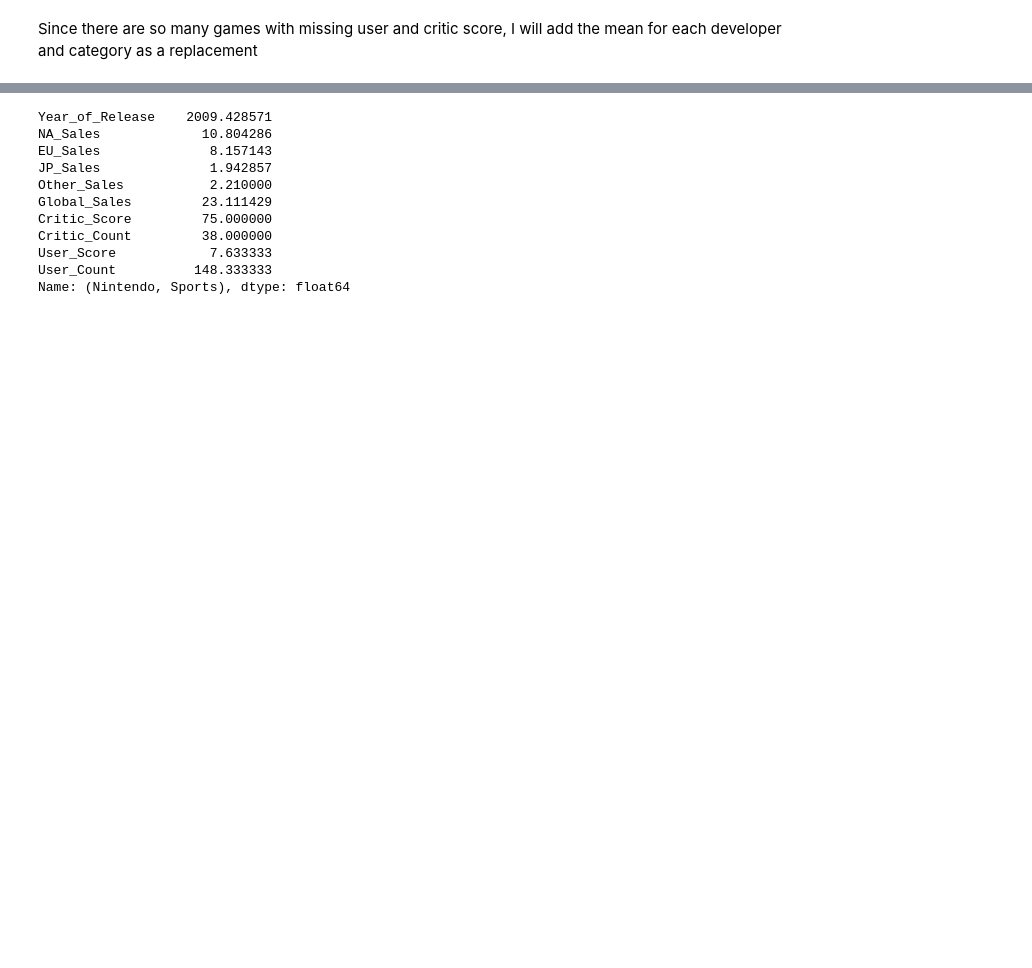
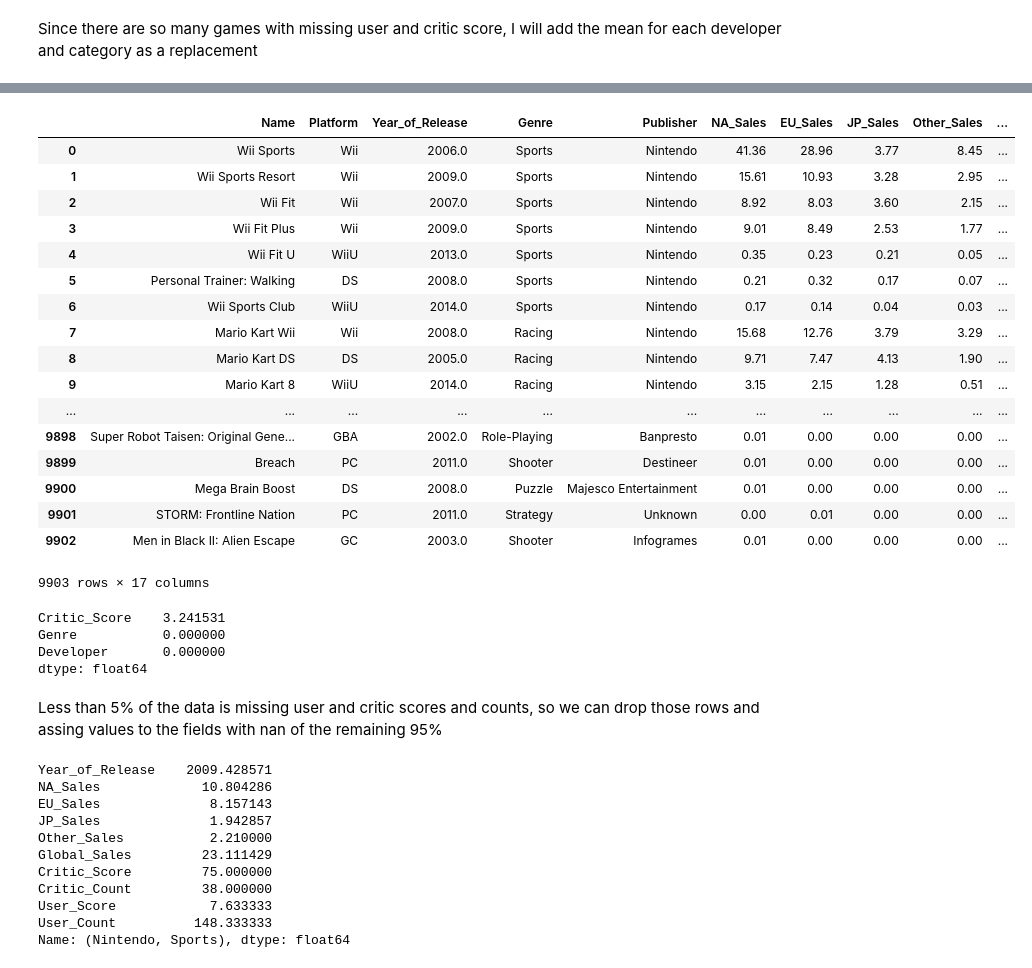
Before and after one commit to legomydiego/Thinkful-Unit-3, a Jupyter notebook: Supervised Learning Capstone Project.ipynb, the cells around one changed output, grey strips where cells are left out. Drawn from its saved outputs; the diff is of its cells as text; code cells hidden in the pictures; blank space fills up the shorter version.

Commit message:
Supervised Learning Capstone

```diff
--- a/Supervised Learning Capstone Project.ipynb
+++ b/Supervised Learning Capstone Project.ipynb
@@ -407,0 +415,30 @@ fill_df
+# %%
+model_df
+# %% [output]
+|  | Name | Platform | Year_of_Release | Genre | Publisher | NA_Sales | EU_Sales | JP_Sales | Other_Sales | ... |
+| 0 | Wii Sports | Wii | 2006.0 | Sports | Nintendo | 41.36 | 28.96 | 3.77 | 8.45 | ... |
+| 1 | Wii Sports Resort | Wii | 2009.0 | Sports | Nintendo | 15.61 | 10.93 | 3.28 | 2.95 | ... |
+| 2 | Wii Fit | Wii | 2007.0 | Sports | Nintendo | 8.92 | 8.03 | 3.60 | 2.15 | ... |
+| 3 | Wii Fit Plus | Wii | 2009.0 | Sports | Nintendo | 9.01 | 8.49 | 2.53 | 1.77 | ... |
+| 4 | Wii Fit U | WiiU | 2013.0 | Sports | Nintendo | 0.35 | 0.23 | 0.21 | 0.05 | ... |
+| 5 | Personal Trainer: Walking | DS | 2008.0 | Sports | Nintendo | 0.21 | 0.32 | 0.17 | 0.07 | ... |
+| 6 | Wii Sports Club | WiiU | 2014.0 | Sports | Nintendo | 0.17 | 0.14 | 0.04 | 0.03 | ... |
+| 7 | Mario Kart Wii | Wii | 2008.0 | Racing | Nintendo | 15.68 | 12.76 | 3.79 | 3.29 | ... |
+| 8 | Mario Kart DS | DS | 2005.0 | Racing | Nintendo | 9.71 | 7.47 | 4.13 | 1.90 | ... |
+| 9 | Mario Kart 8 | WiiU | 2014.0 | Racing | Nintendo | 3.15 | 2.15 | 1.28 | 0.51 | ... |
+| ... | ... | ... | ... | ... | ... | ... | ... | ... | ... | ... |
+| 9898 | Super Robot Taisen: Original Gene... | GBA | 2002.0 | Role-Playing | Banpresto | 0.01 | 0.00 | 0.00 | 0.00 | ... |
+| 9899 | Breach | PC | 2011.0 | Shooter | Destineer | 0.01 | 0.00 | 0.00 | 0.00 | ... |
+| 9900 | Mega Brain Boost | DS | 2008.0 | Puzzle | Majesco Entertainment | 0.01 | 0.00 | 0.00 | 0.00 | ... |
+| 9901 | STORM: Frontline Nation | PC | 2011.0 | Strategy | Unknown | 0.00 | 0.01 | 0.00 | 0.00 | ... |
+| 9902 | Men in Black II: Alien Escape | GC | 2003.0 | Shooter | Infogrames | 0.01 | 0.00 | 0.00 | 0.00 | ... |
+9903 rows × 17 columns
+# %%
+fill_df.isnull().sum().sort_values(ascending=False)/len(df)*100
+# %% [output]
+Critic_Score    3.241531
+Genre           0.000000
+Developer       0.000000
+dtype: float64
+# %% [markdown]
+Less than 5% of the data is missing user and critic scores and counts, so we can drop those rows and assing values to the fields with nan of the  remaining 95%
```
Also changed, not shown: parts of 12 cells of this notebook.
